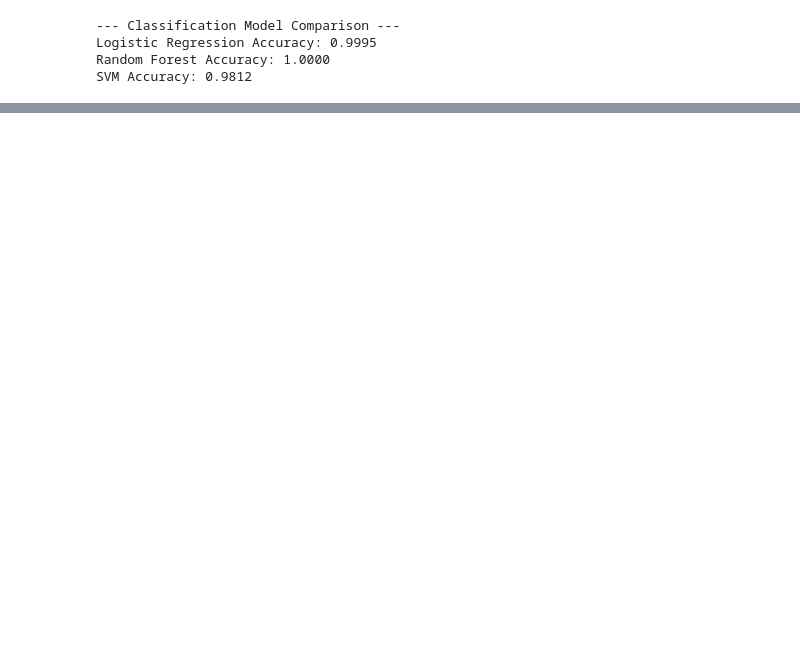
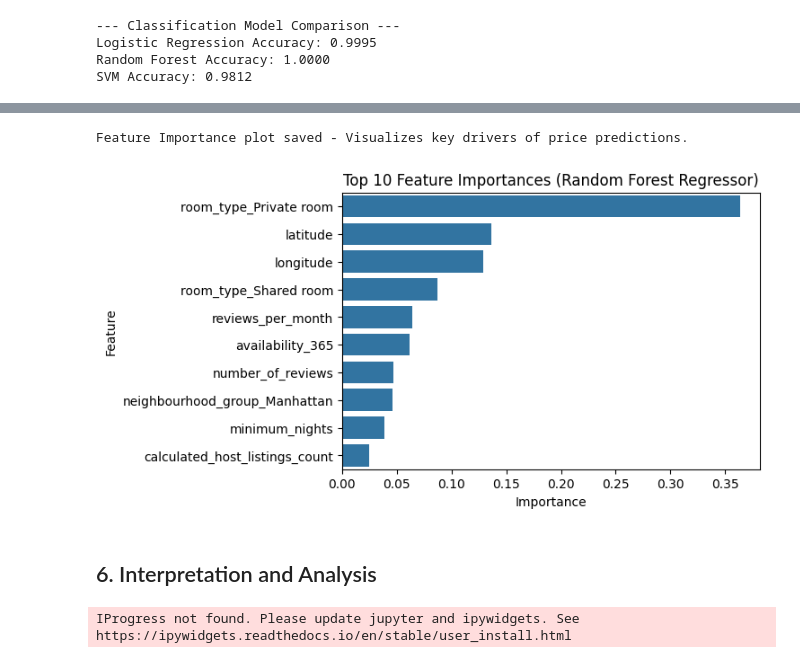
Before and after one commit to Nischal2015/data-viz, a Jupyter notebook: notebooks/notebook.ipynb, the cells around one changed output, grey strips where cells are left out. Drawn from its saved outputs; the diff is of its cells as text; code cells hidden in the pictures; blank space fills up the shorter version.

```diff
--- a/notebooks/notebook.ipynb
+++ b/notebooks/notebook.ipynb
@@ -803,0 +1053,10 @@ SVM Accuracy: 0.9812
+# %%
+# Random Forest Regressor feature importance
+importances = rf_reg.feature_importances_
+feature_names = X.columns
+importance_df = pd.DataFrame(
+    {"Feature": feature_names, "Importance": importances}
+).sort_values("Importance", ascending=False)
+print("\nTop 5 Important Features for Random Forest Regressor:")
+print(importance_df.head())
+print("Feature Importance - Higher values indicate greater influence on predictions.")
@@ -803,0 +1072,22 @@ SVM Accuracy: 0.9812
+# %%
+# Visualize Feature Importance
+plt.figure(figsize=(6, 4))
+sns.barplot(x="Importance", y="Feature", data=importance_df.head(10))
+plt.title("Top 10 Feature Importances (Random Forest Regressor)")
+plt.savefig("../figures/rf_feature_importance.png")
+print("Feature Importance plot saved - Visualizes key drivers of price predictions.")
+# %% [output]
+Feature Importance plot saved - Visualizes key drivers of price predictions.
+[figure, added]
+# %% [markdown]
+## 6. Interpretation and Analysis
+# %%
+from sklearn.inspection import (
+    partial_dependence,
+    PartialDependenceDisplay,
+    permutation_importance,
+)
+from sklearn.metrics import confusion_matrix, classification_report
+import shap
+# %% [output]
+IProgress not found. Please update jupyter and ipywidgets. See https://ipywidgets.readthedocs.io/en/stable/user_install.html
```
Also changed, not shown: parts of 73 cells of this notebook, 19 other files.
